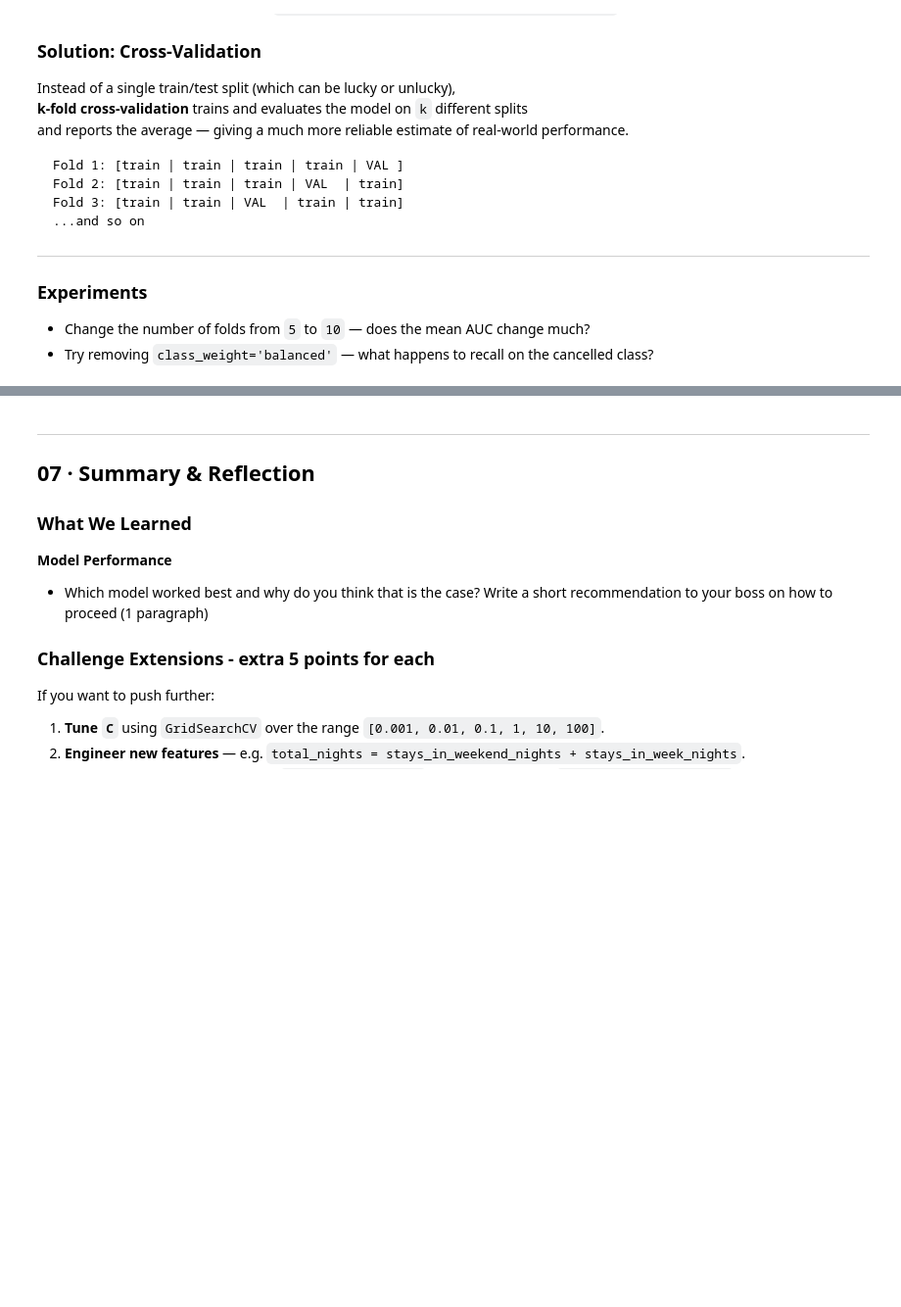
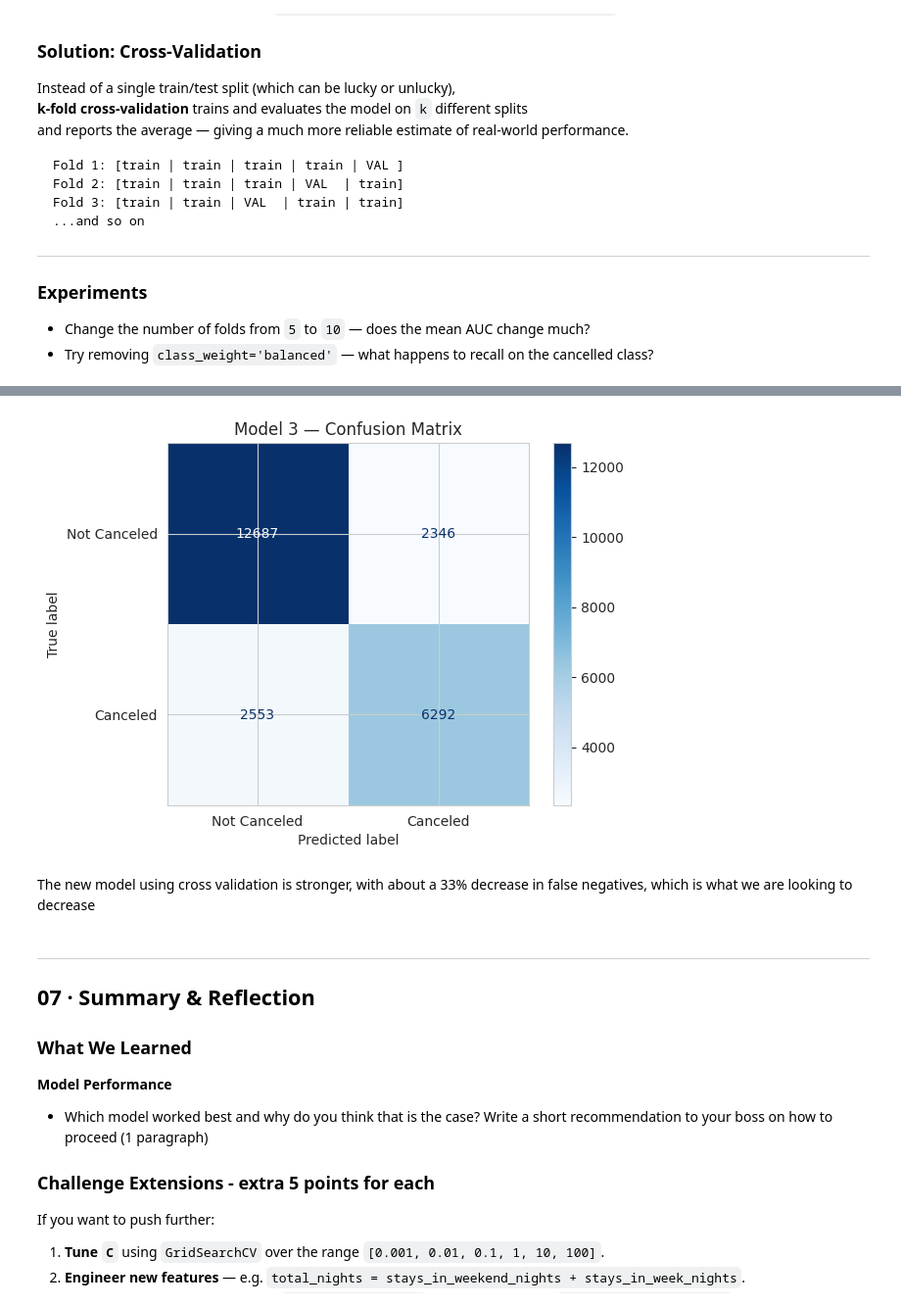
Before and after one commit to aelias5438/week_8, a Jupyter notebook: hotel_cancellation_lab.ipynb, the cells around one changed output, grey strips where cells are left out. Shown at 98% size. Drawn from its saved outputs; the diff is of its cells as text; code cells hidden in the pictures; blank space fills up the shorter version.

```diff
--- a/hotel_cancellation_lab.ipynb
+++ b/hotel_cancellation_lab.ipynb
@@ -359,3 +473,13 @@ Fold 3: [train | train | VAL  | train | train]
+# %%
+cm3 = confusion_matrix(y_test, y_pred_m3)
+disp_m3 = ConfusionMatrixDisplay(confusion_matrix=cm3, display_labels=['Not Canceled', 'Canceled'])
+disp_m3.plot(cmap='Blues')
+plt.title('Model 3 — Confusion Matrix')
+plt.show()
+# %% [output]
+[figure, added]
+# %% [markdown]
+The new model using cross validation is stronger, with about a 33% decrease in false negatives, which is what we are looking to decrease
 # %% [markdown]
 ---
 ## 07 · Summary & Reflection
```
Also changed, not shown: parts of 16 cells of this notebook.
